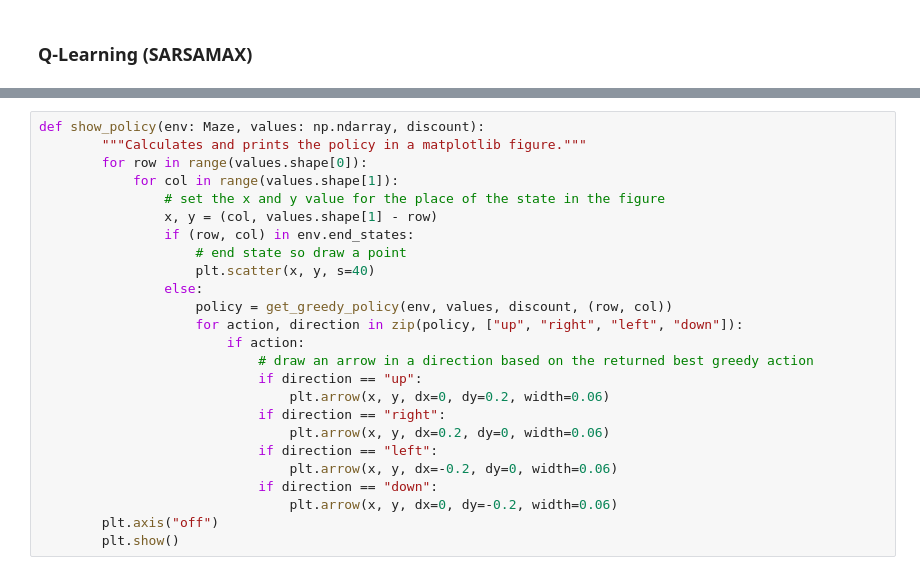
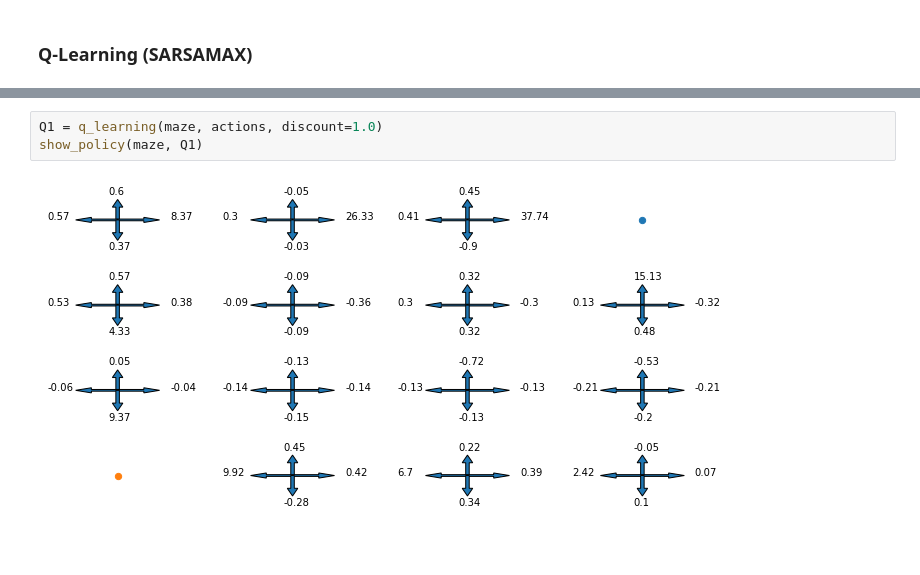
Before and after one commit to StanMey/Adaptive_systems, a Jupyter notebook: assignment2/Model_Free_Control.ipynb, the cells around one changed output, grey strips where cells are left out. Drawn from its saved outputs; the diff is of its cells as text; blank space fills up the shorter version.

```diff
--- a/assignment2/Model_Free_Control.ipynb
+++ b/assignment2/Model_Free_Control.ipynb
@@ -163,25 +180,5 @@ def q_learning():
-# %%
-def show_policy(env: Maze, values: np.ndarray, discount):
-        """Calculates and prints the policy in a matplotlib figure."""
-        for row in range(values.shape[0]):
-            for col in range(values.shape[1]):
-                # set the x and y value for the place of the state in the figure
-                x, y = (col, values.shape[1] - row)
-                if (row, col) in env.end_states:
-                    # end state so draw a point
-                    plt.scatter(x, y, s=40)
-                else:
-                    policy = get_greedy_policy(env, values, discount, (row, col))
-                    for action, direction in zip(policy, ["up", "right", "left", "down"]):
-                        if action:
-                            # draw an arrow in a direction based on the returned best greedy action
-                            if direction == "up":
-                                plt.arrow(x, y, dx=0, dy=0.2, width=0.06)
-                            if direction == "right":
-                                plt.arrow(x, y, dx=0.2, dy=0, width=0.06)
-                            if direction == "left":
-                                plt.arrow(x, y, dx=-0.2, dy=0, width=0.06)
-                            if direction == "down":
-                                plt.arrow(x, y, dx=0, dy=-0.2, width=0.06)
-        plt.axis("off")
-        plt.show()
+# %%
+Q1 = q_learning(maze, actions, discount=1.0)
+show_policy(maze, Q1)
+# %% [output]
+[figure, added]
```
Also changed, not shown: parts of 9 cells of this notebook, 1 other file.
